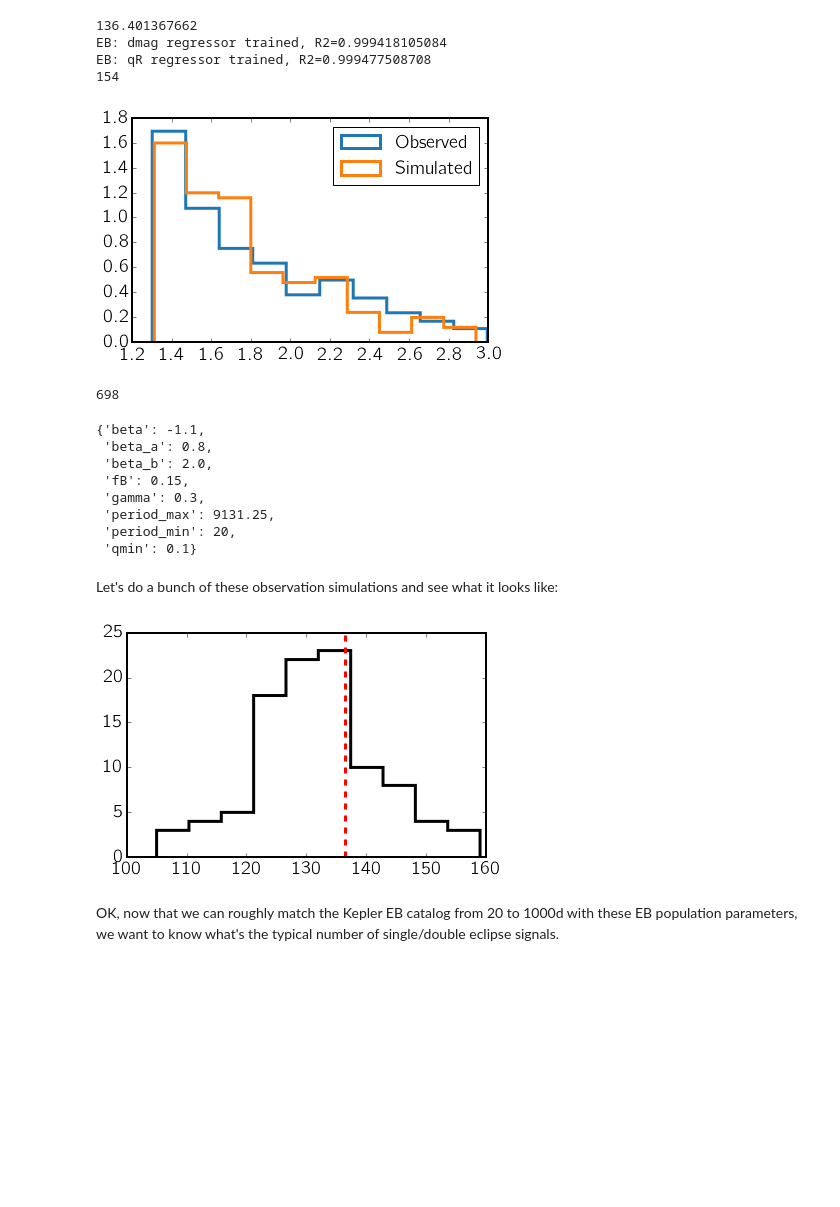
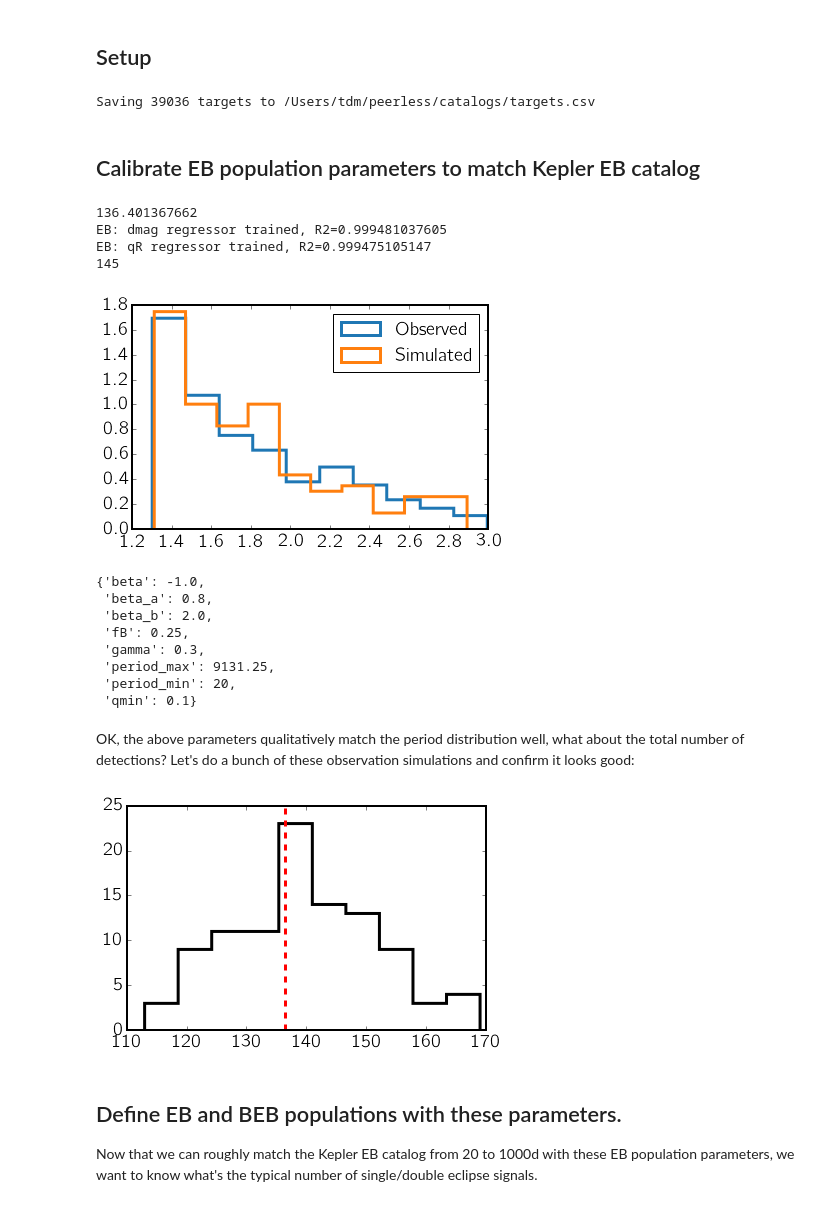
Before and after one commit to dfm/peerless, a Jupyter notebook: prediction/prediction.ipynb, the cells around one changed output. Cells and saved outputs as stored; diff of their text form; code cells hidden in the pictures; blank space fills up the shorter version.

Commit message:
predictions re-organized, new figure

```diff
--- a/prediction/prediction.ipynb
+++ b/prediction/prediction.ipynb
@@ -42,43 +5,86 @@ bgpop = TRILEGAL_BGPowerLawBinaryPopulation(targets, bgstars, ecc_empirical=True
+# %% [markdown]
+## Setup
+# %%
+%matplotlib inline
+from __future__ import print_function, division
+
+import matplotlib.pyplot as plt
+import pandas as pd
+import numpy as np
+
+# Set up plot stuff the DFM way:
+%run ../peerless/plot_setup.py
+
+# Retrieve the target catalog
+!../scripts/peerless-targets
+
+from peerless.catalogs import TargetCatalog, EBCatalog, KICatalog
+targets = TargetCatalog().df
+targets.index = targets.kepid
+
+# Some targets have missing masses.  Let's artificially add those in, with M=R
+bad = targets.mass.isnull()
+targets.loc[bad, 'mass'] = targets.loc[bad, 'radius']
+
+# Calculate galactic latitude of target stars, for later use.
+from astropy.coordinates import SkyCoord
+c = SkyCoord(targets.ra, targets.dec, unit='deg')
+targets['b'] = c.galactic.b.deg
+
+# Download (or load) BG star simulation of the middle of the Kepler field, using TRILEGAL, via vespa
+try:
+    bgstars = pd.read_hdf('bgstars.h5', 'df')
+except:
+    from vespa.stars.trilegal import get_trilegal
+    get_trilegal('bgstars.h5', 290.6654895, 44.48410232)
+    bgstars = pd.read_hdf('bgstars.h5', 'df')
+# %% [output]
+Saving 39036 targets to /Users/tdm/peerless/catalogs/targets.csv
+# %% [markdown]
+## Calibrate EB population parameters to match Kepler EB catalog
 # %%
-from __future__ import division
+from exosyspop.populations import KeplerPowerLawBinaryPopulation
 
+# Initialize population object
+ebpop = KeplerPowerLawBinaryPopulation(targets)
+
+# These parameters have been found to work well
 min_period = 20
 max_period = 25*365.25
-fB = 0.15
-beta = -1.1
+fB = 0.25
+beta = -1.0
 ebpop.set_params(beta=beta, period_min=min_period, period_max=max_period, fB=fB)
 
+# Query to emulate Kepler EB selection: less than 1000 days;
+#  both primary and secondary eclipse found, or greater than two of either;
+#  duration less than 2.5 days.
 q = 'period > {} and period < 1000 and '.format(min_period) +\
     '((n_pri > 0 and n_sec > 0) or ' +\
      '(n_pri > 2 or n_sec > 2)) and (T14_pri < 2.5 or T14_sec < 2.5)'
 
 kep_ebs = EBCatalog().df.query('{} < period < 1000'.format(min_period))
 n_exp = len(kep_ebs) * (len(targets)/len(KICatalog().df))
 print(n_exp)
 plt.hist(np.log10(kep_ebs.period),
          histtype='step', lw=3, normed=True, label='Observed');
 new_obs = ebpop.observe(new_orbits=True).query(q)
 plt.hist(np.log10(new_obs.period), label='Simulated',
         histtype='step', lw=3, normed=True);
 plt.legend()
 print(len(new_obs))
 # %% [output]
 136.401367662
-EB: dmag regressor trained, R2=0.999418105084
-EB: qR regressor trained, R2=0.999477508708
-154
+EB: dmag regressor trained, R2=0.999481037605
+EB: qR regressor trained, R2=0.999475105147
+145
-[figure, old version]
+[figure, new version]
-# %%
-len(kep_ebs)
-# %% [output]
-698
 # %%
 ebpop.params
 # %% [output]
-{'beta': -1.1,
+{'beta': -1.0,
  'beta_a': 0.8,
  'beta_b': 2.0,
- 'fB': 0.15,
+ 'fB': 0.25,
  'gamma': 0.3,
  'period_max': 9131.25,
  'period_min': 20,
@@ -93,11 +92,13 @@ bgpop._generate_binaries()
 # %% [markdown]
-Let's do a bunch of these observation simulations and see what it looks like:
+OK, the above parameters qualitatively match the period distribution well, what about the total number of detections?  Let's do a bunch of these observation simulations and confirm it looks good:
 # %%
 n_obs = [len(ebpop.observe(new_orbits=True).query(q)) for i in range(100)]
 
 plt.hist(n_obs, histtype='step', lw=3, bins=10, color='k');
 plt.axvline(n_exp, color='r', ls='--', lw=3);
 # %% [output]
-[figure, old version]
+[figure, new version]
 # %% [markdown]
-OK, now that we can roughly match the Kepler EB catalog from 20 to 1000d with these EB population parameters, we want to know what's the typical number of single/double eclipse signals.
+## Define EB and BEB populations with these parameters.
+
+Now that we can roughly match the Kepler EB catalog from 20 to 1000d with these EB population parameters, we want to know what's the typical number of single/double eclipse signals.
```
Also changed, not shown: parts of 58 cells of this notebook, 3 other files.
